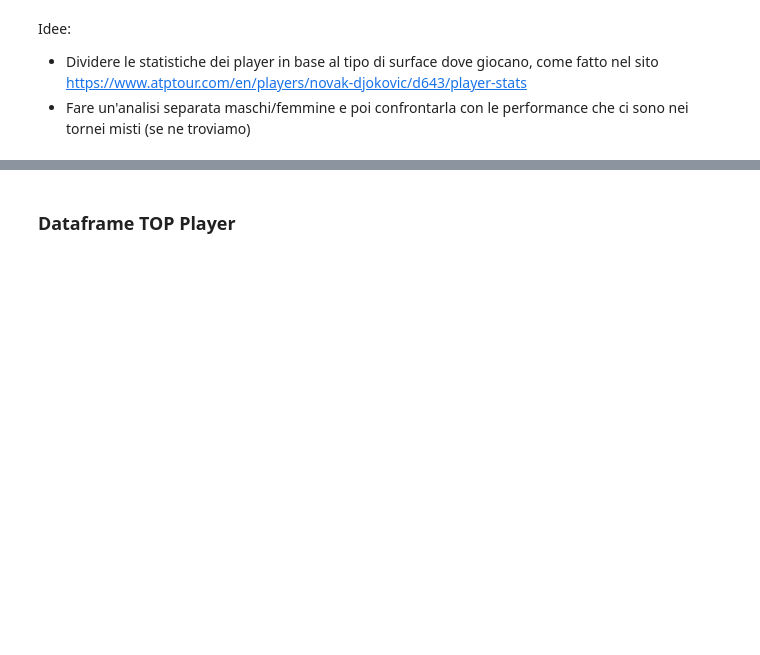
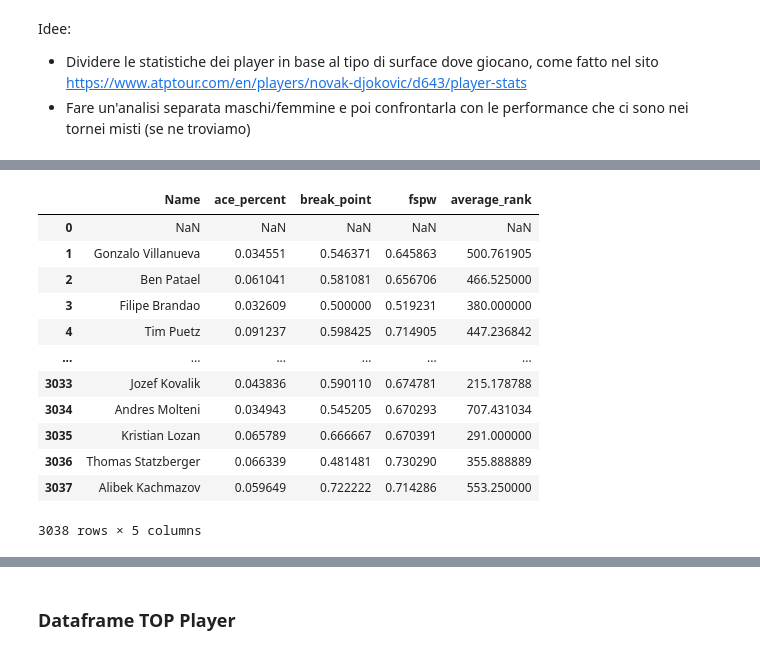
Before and after one commit to WilliamSimoni/Tennis-Matches-Data-mining, a Jupyter notebook: src/3_data_integration.ipynb, the cells around one changed output, grey strips where cells are left out. Saved outputs shown, nothing was run; the diff lists cells and outputs as text; code cells hidden in the pictures; blank space fills up the shorter version.

```diff
--- a/src/3_data_integration.ipynb
+++ b/src/3_data_integration.ipynb
@@ -219,0 +224,60 @@ Idee:
+# %%
+# ace = (#w_ace + #l_ace)/(#w_svpt + #l_svpt)
+# bp = (#w_bpsaved + #l_bpsaved)/(#w_bpfaced + #w_bpfaced)
+# first serve points won = (#w_1stWon + #l_1stWon)/(#w_1stln + #l_1stln:)
+# average rank = (#winner_rank + #loser_rank)/(tot_match)
+
+df_matches_cleaned = pd.concat([df_male_matches, df_female_matches])
+
+#drop all the rows with at least one of the above attributes equal to null
+player_game_statistics = df_matches_cleaned[(df_matches_cleaned['w_ace'].notna()) & (df_matches_cleaned['w_svpt'].notna()) & (df_matches_cleaned['w_bpSaved'].notna())
+                                    & (df_matches_cleaned['w_bpFaced'].notna()) & (df_matches_cleaned['w_1stIn'].notna()) & (df_matches_cleaned['w_1stWon'].notna())
+                                    & (df_matches_cleaned['l_ace'].notna()) & (df_matches_cleaned['l_svpt'].notna()) & (df_matches_cleaned['l_bpSaved'].notna())
+                                    & (df_matches_cleaned['l_bpFaced'].notna()) & (df_matches_cleaned['l_1stIn'].notna()) & (df_matches_cleaned['l_1stWon'].notna())
+                                    & (df_matches_cleaned['winner_rank'] > 0) & (df_matches_cleaned['loser_rank'] > 0)]
+# %%
+player_match_statistics = pd.DataFrame()
+
+player_names = list(set(list(player_game_statistics['winner_name'].unique()) + list(player_game_statistics['loser_name'].unique())))
+
+player_match_statistics['Name'] = player_names
+
+for player_name in player_names:
+    df_player_winner = df_matches[df_matches['winner_name'] == player_name]
+    df_player_loser = df_matches[df_matches['loser_name'] == player_name]
+
+    #Ace
+    ace_percent = (df_player_winner['w_ace'].sum() + df_player_winner['l_ace'].sum())/(df_player_winner['w_svpt'].sum() + df_player_winner['l_svpt'].sum())
+
+    player_match_statistics.loc[player_match_statistics.Name == player_name, 'ace_percent'] = ace_percent
+
+    #Break Point
+    break_point = (df_player_winner['w_bpSaved'].sum() + df_player_winner['l_bpSaved'].sum())/(df_player_winner['w_bpFaced'].sum() + df_player_winner['l_bpFaced'].sum())
+
+    player_match_statistics.loc[player_match_statistics.Name == player_name, 'break_point'] = break_point
+
+    # First Serve Points Won
+    fspw = (df_player_winner['w_1stWon'].sum() + df_player_winner['l_1stWon'].sum())/(df_player_winner['w_1stIn'].sum() + df_player_winner['l_1stIn'].sum())
+
+    player_match_statistics.loc[player_match_statistics.Name == player_name, 'fspw'] = fspw
+
+    # Average Rank
+    average_rank = (df_player_winner['winner_rank'].sum() + df_player_winner['loser_rank'].sum())/(df_player_winner.shape[0] + df_player_loser.shape[0])
+
+    player_match_statistics.loc[player_match_statistics.Name == player_name, 'average_rank'] = round(average_rank)
+
+player_match_statistics
+# %% [output]
+|  | Name | ace_percent | break_point | fspw | average_rank |
+| 0 | NaN | NaN | NaN | NaN | NaN |
+| 1 | Gonzalo Villanueva | 0.034551 | 0.546371 | 0.645863 | 500.761905 |
+| 2 | Ben Patael | 0.061041 | 0.581081 | 0.656706 | 466.525000 |
+| 3 | Filipe Brandao | 0.032609 | 0.500000 | 0.519231 | 380.000000 |
+| 4 | Tim Puetz | 0.091237 | 0.598425 | 0.714905 | 447.236842 |
+| ... | ... | ... | ... | ... | ... |
+| 3033 | Jozef Kovalik | 0.043836 | 0.590110 | 0.674781 | 215.178788 |
+| 3034 | Andres Molteni | 0.034943 | 0.545205 | 0.670293 | 707.431034 |
+| 3035 | Kristian Lozan | 0.065789 | 0.666667 | 0.670391 | 291.000000 |
+| 3036 | Thomas Statzberger | 0.066339 | 0.481481 | 0.730290 | 355.888889 |
+| 3037 | Alibek Kachmazov | 0.059649 | 0.722222 | 0.714286 | 553.250000 |
+3038 rows × 5 columns
```
Also changed, not shown: parts of 20 cells of this notebook, 1 other file.
